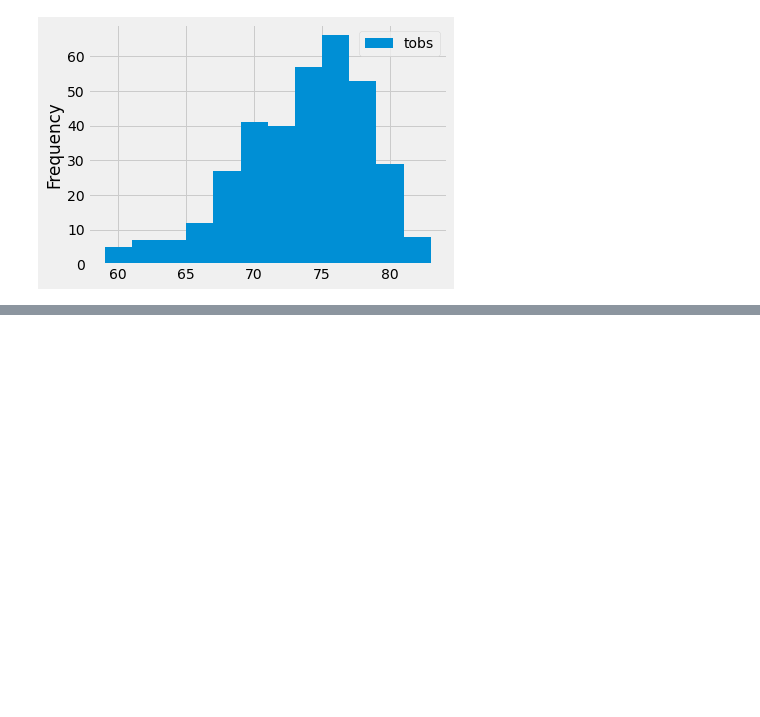
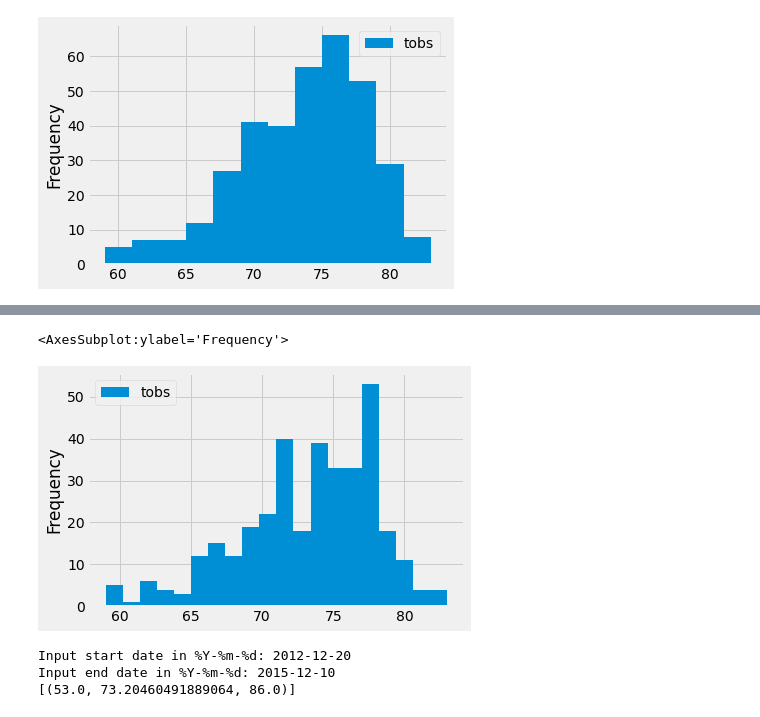
Before and after one commit to tkoide01/surfs_up, a Jupyter notebook: climate_analysis.ipynb, the cells around one changed output, grey strips where cells are left out. Saved outputs shown, nothing was run; the diff lists cells and outputs as text; code cells hidden in the pictures; blank space fills up the shorter version.

```diff
--- a/climate_analysis.ipynb
+++ b/climate_analysis.ipynb
@@ -239,0 +240,28 @@ plt.tight_layout()
+# %%
+df.plot.hist(bins=20)
+# %% [output]
+<AxesSubplot:ylabel='Frequency'>
+[figure, added]
+# %%
+# Write a function called `calc_temps` that will accept start date and end date in the format '%Y-%m-%d'
+# and return the minimum, average, and maximum temperatures for that range of dates
+def calc_temps(start_date, end_date):
+    start_date = input("Input start date in %Y-%m-%d: ")
+    end_date = input("Input end date in %Y-%m-%d: ")
+    """TMIN, TAVG, and TMAX for a list of dates.
+
+    Args:
+        start_date (string): A date string in the format %Y-%m-%d
+        end_date (string): A date string in the format %Y-%m-%d
+
+    Returns:
+        TMIN, TAVE, and TMAX
+    """
+
+    return session.query(func.min(Measurement.tobs), func.avg(Measurement.tobs), func.max(Measurement.tobs)).\
+        filter(Measurement.date >= start_date).filter(Measurement.date <= end_date).all()
+print(calc_temps('2012-02-28', '2012-03-05'))
+# %% [output]
+Input start date in %Y-%m-%d: 2012-12-20
+Input end date in %Y-%m-%d: 2015-12-10
+[(53.0, 73.20460491889064, 86.0)]
```
Also changed, not shown: parts of 4 cells of this notebook, 2 other files.
